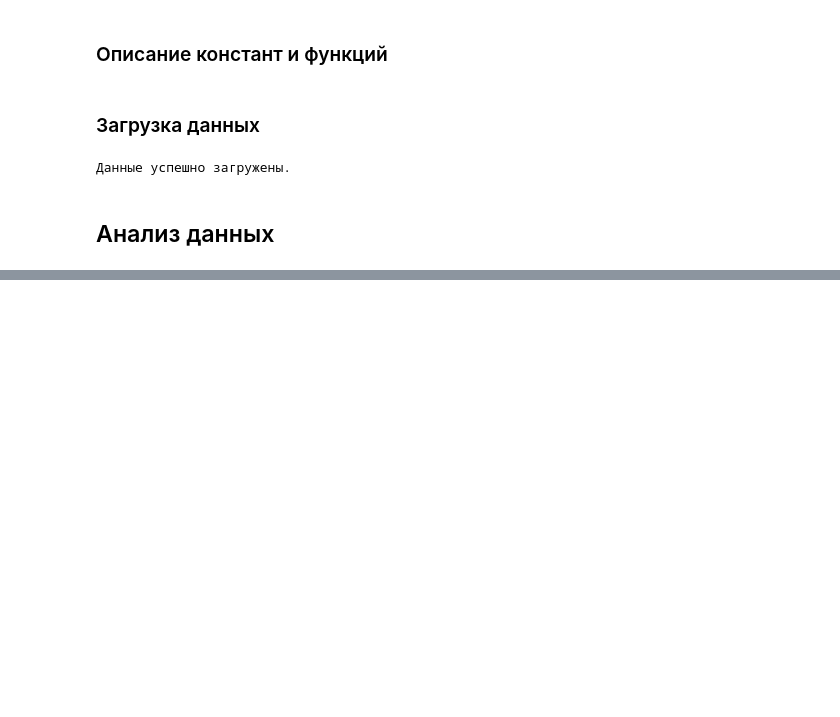
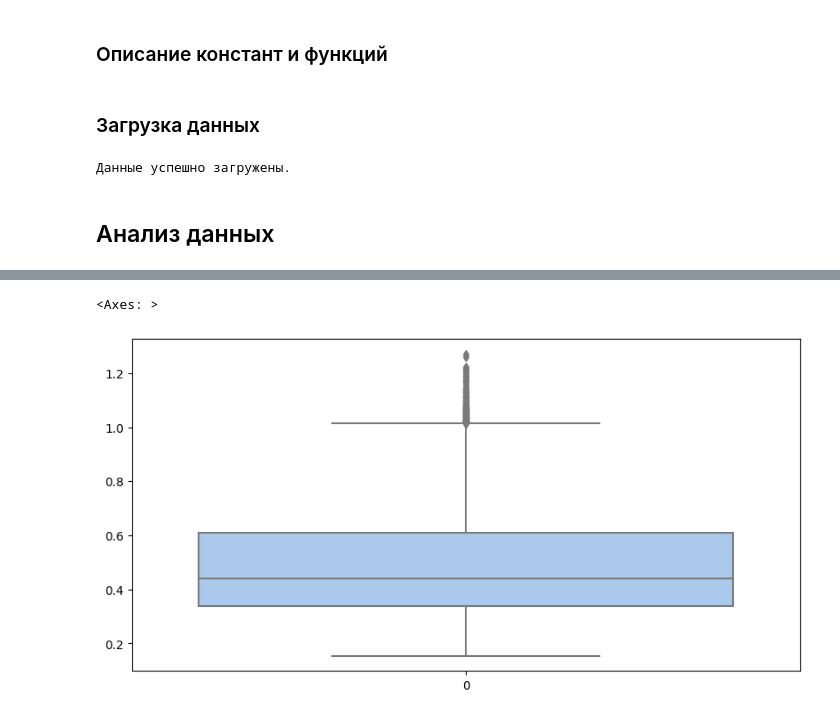
Before and after one commit to ivtroitskiy/datascience_bootcamp, a Jupyter notebook: fiinal_project.ipynb, the cells around one changed output, grey strips where cells are left out. Saved outputs shown, nothing was run; the diff lists cells and outputs as text; code cells hidden in the pictures; blank space fills up the shorter version.

```diff
--- a/fiinal_project.ipynb
+++ b/fiinal_project.ipynb
@@ -56,0 +161,5 @@ print('Данные успешно загружены.')
+# %%
+sns.boxplot(data=data_arc[data_arc['Реактивная мощность'] > 0]['Реактивная мощность'])
+# %% [output]
+<Axes: >
+[figure, added]
```
Also changed, not shown: parts of 30 cells of this notebook.
